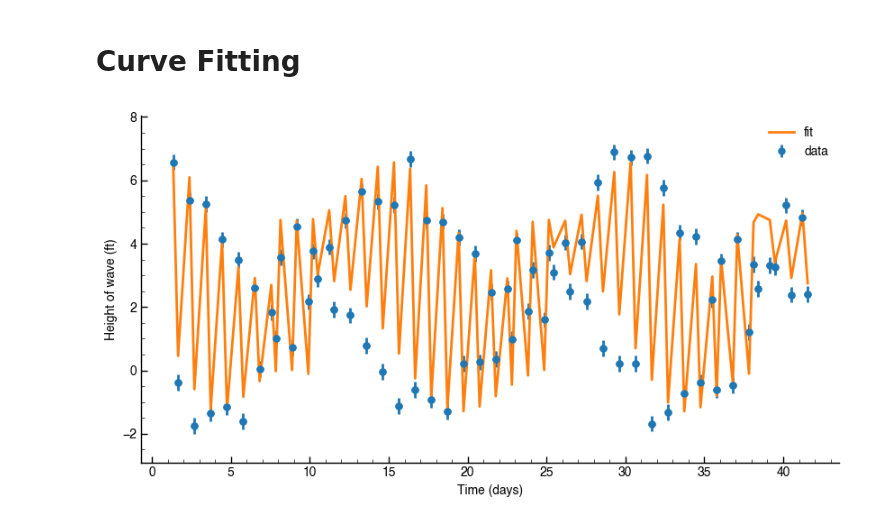
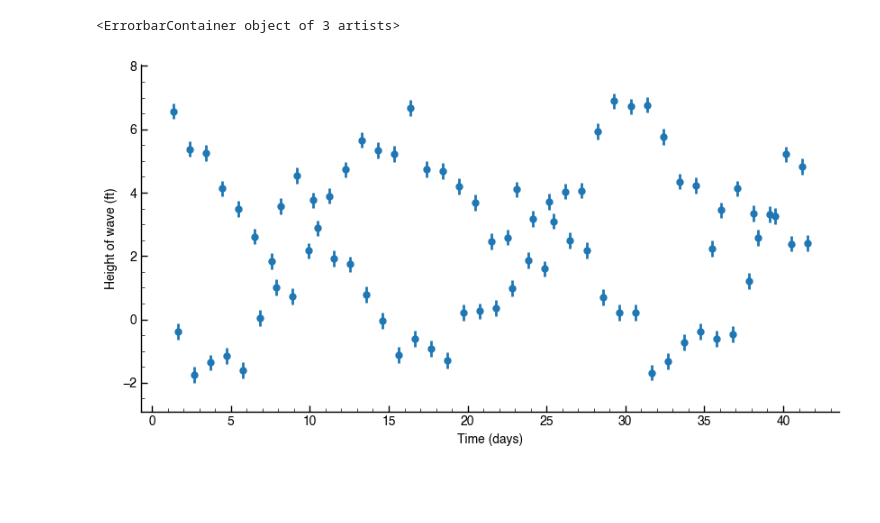
Before and after one commit to kingkap4/ASTR-19-Project, a Jupyter notebook: Project.ipynb, the cells around one changed output. Drawn from its saved outputs; the diff is of its cells as text; code cells hidden in the pictures; blank space fills up the shorter version.

```diff
--- a/Project.ipynb
+++ b/Project.ipynb
@@ -22,93 +42,35 @@ ASTR19_S22_group_project_data.txt
-# %% [markdown]
-# Curve Fitting
 # %%
-import numpy as np
-import matplotlib.pyplot as plt
-from scipy import optimize
-
-#define the filename
-fname = 'ASTR19_S22_group_project_data.txt'
-
 #open the file with numpy loadtxt
 test_data = np.loadtxt(fname, dtype={'names': ('day', 'time', 'height'),'formats': ('i4', 'S5', 'f4')})
 
-#print the info from the file
-#print(test_data)
-
-plt.style.use("astr19_matplotlib_defaults.txt")
-fig = plt.figure(figsize=(10,5))
-ax = plt.subplot
-plt.xlabel('Time (days)')
-plt.ylabel('Height of wave (ft)')
-
-
+#format time to be in days then put the x and y values into two separate arrays
 result_x = []
 result_y = []
 for item in test_data:
     day = item [0]
     time = item [1].decode()
     height = item [2]
     Day = (day)
     TimeParts = time.split(":")
     daysfromhour = int(TimeParts[0])/24
     daysfromminutes = int(TimeParts[1])/60/24
     timeindays = day + daysfromhour + daysfromminutes
-    #print ("("+ str(totalMinutes) +"," + str(height)+")")
     x = timeindays
     y = height
     result_x.append(x)
     result_y.append(y)
     #plt.scatter(x,y)
 
 result_x = np.asarray(result_x)
 result_y = np.asarray(result_y)
-#print(result_x)
-#print(result_y)
 
-#curve fitting???
-
-y_err=0.25
-#define the function to fit
-def f_line(x, a, b, c,d,e,f):
-    return (a * np.sin(((2*np.pi)/1)*x + b+6)) + (1*c * np.sin(((2*np.pi)/0.2)*x + d+6)) * (e * np.sin(((2*np.pi)/0.5)*x + f))
-    #function should be something like sinx+(sinx)(sinx) with transformations
-    #(a * np.sin(b*x + c) + d) + (e * np.sin(f*x + g) + h) * (i * np.sin(j*x + k) + l) maybe
-
-
-#perform the fit
-#p0 uses random numbers
-params, params_cov = optimize.curve_fit(f_line, result_x, result_y, p0=[3, 0.5, 1, 1, 1, 1,])
-#1, 1, 1, 1, 1,1])
-
-a_fit = params[0]
-b_fit = params[1]
-c_fit = params[2]
-d_fit = params[3]
-e_fit = params[4]
-f_fit = params[5]
-#g_fit = params[6]
-#h_fit = params[7]
-#i_fit = params[8]
-#j_fit = params[9]
-#k_fit = params[10]
-#l_fit = params[11]
-
-
-
-
-#print(f'params {a_fit}, {b_fit}, {c_fit}, {d_fit}')
-
-y_fit = (a_fit * np.sin(((np.pi)/0.5)*result_x + b_fit)+2) + (c_fit * np.cos(((2*np.pi)/0.5)*result_x + d_fit)) * (e_fit * np.sin(((2*np.pi)/0.5)*result_x + f_fit))
-#print(y_fit)
-
-#plot the fit on the same graph
-plt.scatter(result_x, result_y)
+#format and create a errorbar plot of the data
+plt.style.use("astr19_matplotlib_defaults.txt")
+fig = plt.figure(figsize=(10,5))
+ax = plt.subplot
+plt.xlabel('Time (days)')
+plt.ylabel('Height of wave (ft)')
 plt.errorbar(result_x, result_y, yerr= 0.25, fmt='o', label='data')
-plt.plot(result_x, y_fit, label='fit')
-plt.legend(loc=0, frameon=False)
-plt.show()     #delete later
-
-
-#plt.savefig('project-figure.pdf', bbox_inches='tight', dpi=600)
 # %% [output]
+<ErrorbarContainer object of 3 artists>
-[figure, old version]
+[figure, new version]
```
Also changed, not shown: parts of 15 cells of this notebook.
